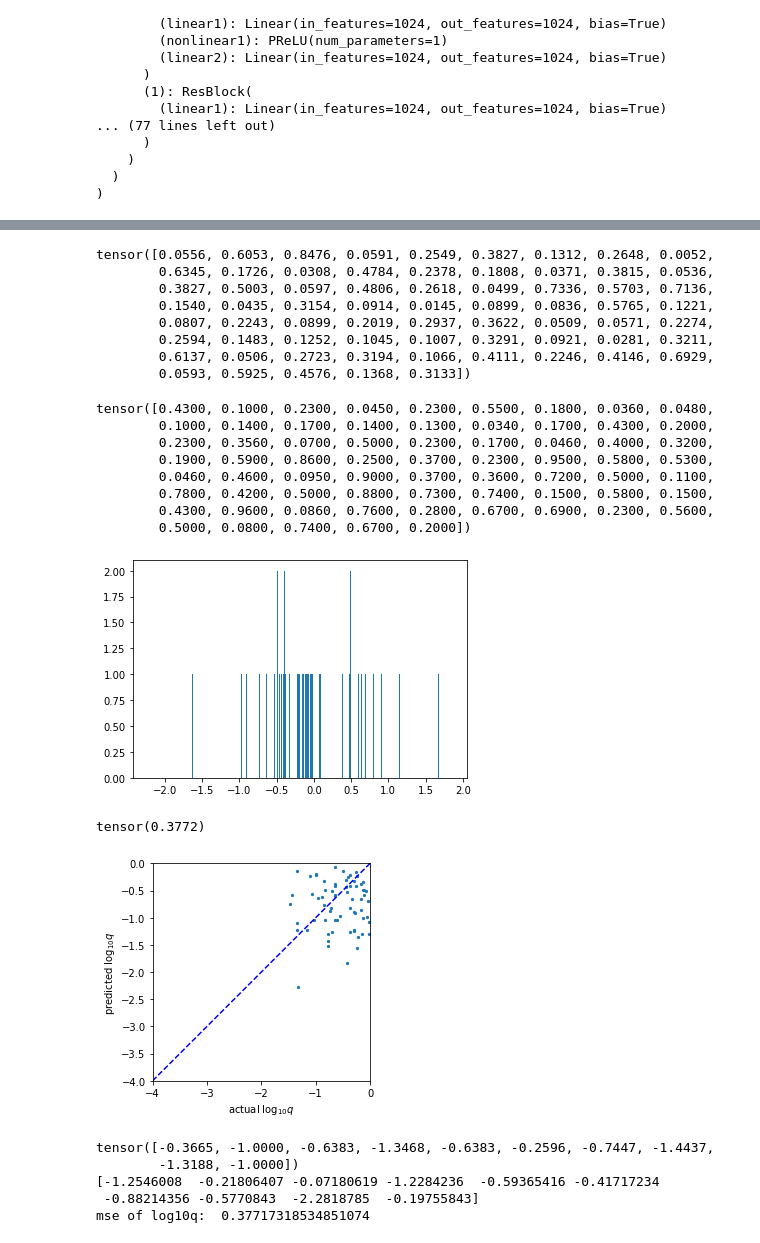
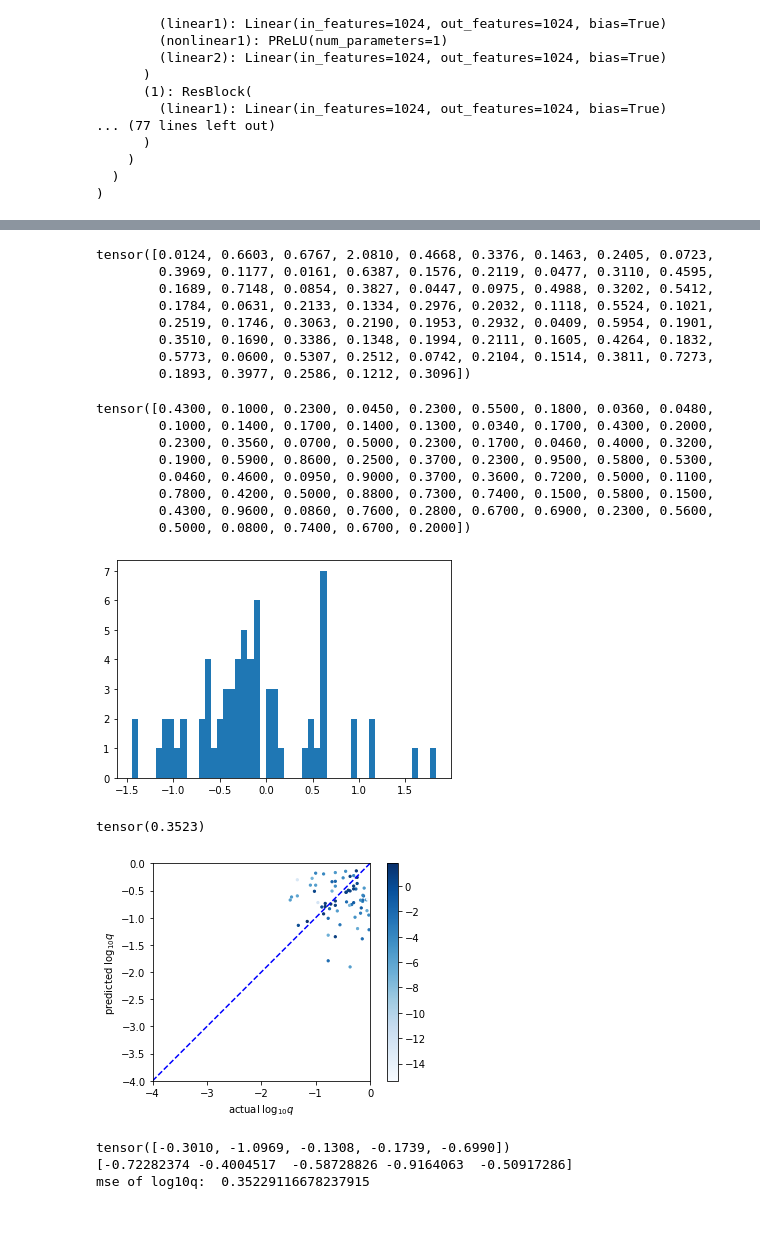
Before and after one commit to haimengzhao/magic-microlensing, a Jupyter notebook: KMT/KMT_reg.ipynb, the cells around one changed output, grey strips where cells are left out. Saved outputs shown, nothing was run; the diff lists cells and outputs as text; code cells hidden in the pictures.

```diff
--- a/KMT/KMT_reg.ipynb
+++ b/KMT/KMT_reg.ipynb
@@ -86,12 +86,15 @@ num = len(X_even)
 batchsize = len(X_even)
 pred = torch.zeros((num, 6))
 nll = torch.zeros((num,))
+nll_sample = torch.zeros((num,))
 model.eval()
 for i in tqdm(range(num // batchsize)):
+    torch.cuda.empty_cache()
     batch = train_coeffs[i*batchsize:i*batchsize+batchsize].float().to(device)
     pi, normal = model(batch)
     pred[i*batchsize:i*batchsize+batchsize] = model.sample(pi, normal).detach().cpu()
     nll[i*batchsize:i*batchsize+batchsize] = get_negloglik(pi, normal, torch.log10(q).reshape(-1, 1)[i*batchsize:i*batchsize+batchsize].float().to(device)).detach().cpu()
+    nll_sample[i*batchsize:i*batchsize+batchsize] = get_negloglik(pi, normal, pred[i*batchsize:i*batchsize+batchsize, [2]].float().to(device)).detach().cpu()
 # %%
 plt.hist(nll.numpy(), bins=100)
 plt.show()
@@ -100,14 +108,14 @@ plt.show()
 # %%
 10**pred[:, 2]
 # %% [output]
-tensor([0.0556, 0.6053, 0.8476, 0.0591, 0.2549, 0.3827, 0.1312, 0.2648, 0.0052,
-        0.6345, 0.1726, 0.0308, 0.4784, 0.2378, 0.1808, 0.0371, 0.3815, 0.0536,
-        0.3827, 0.5003, 0.0597, 0.4806, 0.2618, 0.0499, 0.7336, 0.5703, 0.7136,
-        0.1540, 0.0435, 0.3154, 0.0914, 0.0145, 0.0899, 0.0836, 0.5765, 0.1221,
-        0.0807, 0.2243, 0.0899, 0.2019, 0.2937, 0.3622, 0.0509, 0.0571, 0.2274,
-        0.2594, 0.1483, 0.1252, 0.1045, 0.1007, 0.3291, 0.0921, 0.0281, 0.3211,
-        0.6137, 0.0506, 0.2723, 0.3194, 0.1066, 0.4111, 0.2246, 0.4146, 0.6929,
-        0.0593, 0.5925, 0.4576, 0.1368, 0.3133])
+tensor([0.0124, 0.6603, 0.6767, 2.0810, 0.4668, 0.3376, 0.1463, 0.2405, 0.0723,
+        0.3969, 0.1177, 0.0161, 0.6387, 0.1576, 0.2119, 0.0477, 0.3110, 0.4595,
+        0.1689, 0.7148, 0.0854, 0.3827, 0.0447, 0.0975, 0.4988, 0.3202, 0.5412,
+        0.1784, 0.0631, 0.2133, 0.1334, 0.2976, 0.2032, 0.1118, 0.5524, 0.1021,
+        0.2519, 0.1746, 0.3063, 0.2190, 0.1953, 0.2932, 0.0409, 0.5954, 0.1901,
+        0.3510, 0.1690, 0.3386, 0.1348, 0.1994, 0.2111, 0.1605, 0.4264, 0.1832,
+        0.5773, 0.0600, 0.5307, 0.2512, 0.0742, 0.2104, 0.1514, 0.3811, 0.7273,
+        0.1893, 0.3977, 0.2586, 0.1212, 0.3096])
 # %%
 q
 # %% [output]
@@ -120,14 +128,14 @@ tensor([0.4300, 0.1000, 0.2300, 0.0450, 0.2300, 0.5500, 0.1800, 0.0360, 0.0480,
         0.4300, 0.9600, 0.0860, 0.7600, 0.2800, 0.6700, 0.6900, 0.2300, 0.5600,
         0.5000, 0.0800, 0.7400, 0.6700, 0.2000])
 # %%
-plt.hist(np.log10(np.abs(((pred[:, 2] - torch.log10(q))/torch.log10(q)).numpy())), bins=500)
+plt.hist(np.log10(np.abs(((pred[:, 2] - torch.log10(q))/torch.log10(q)).numpy())), bins=50)
 plt.show()
 # %% [output]
-[figure, old version]
+[figure, new version]
 # %%
 torch.mean((pred[:, 2] - torch.log10(q))**2)
 # %% [output]
-tensor(0.3772)
+tensor(0.3523)
 # %%
 import matplotlib.pyplot as plt
 %matplotlib inline
@@ -137,16 +145,15 @@ plt.xlim(-4, 0)
 plt.ylim(-4, 0)
 plt.xlabel(r'actual $\log_{10}q$')
 plt.ylabel(r'predicted $\log_{10}q$')
-plt.scatter(torch.log10(q), pred.numpy()[:, 2], s=5)
+plt.scatter(torch.log10(q), pred.numpy()[:, 2], s=5, c=-nll, cmap='Blues')
 plt.plot(np.linspace(-4, 0), np.linspace(-4, 0), color='b', linestyle='dashed')
+plt.colorbar()
 plt.show()
-print(torch.log10(q)[:10])
-print(pred.numpy()[:10, 2])
+print(torch.log10(q)[-5:])
+print(pred.numpy()[-5:, 2])
 print('mse of log10q: ', torch.mean((torch.log10(q) -  pred.numpy()[:, 2])**2, dim=0).detach().cpu().item())
 # %% [output]
-[figure, old version]
+[figure, new version]
-tensor([-0.3665, -1.0000, -0.6383, -1.3468, -0.6383, -0.2596, -0.7447, -1.4437,
-        -1.3188, -1.0000])
-[-1.2546008  -0.21806407 -0.07180619 -1.2284236  -0.59365416 -0.41717234
- -0.88214356 -0.5770843  -2.2818785  -0.19755843]
-mse of log10q:  0.37717318534851074
+tensor([-0.3010, -1.0969, -0.1308, -0.1739, -0.6990])
+[-0.72282374 -0.4004517  -0.58728826 -0.9164063  -0.50917286]
+mse of log10q:  0.35229116678237915
```
Also changed, not shown: parts of 14 cells of this notebook, 1 other file.
